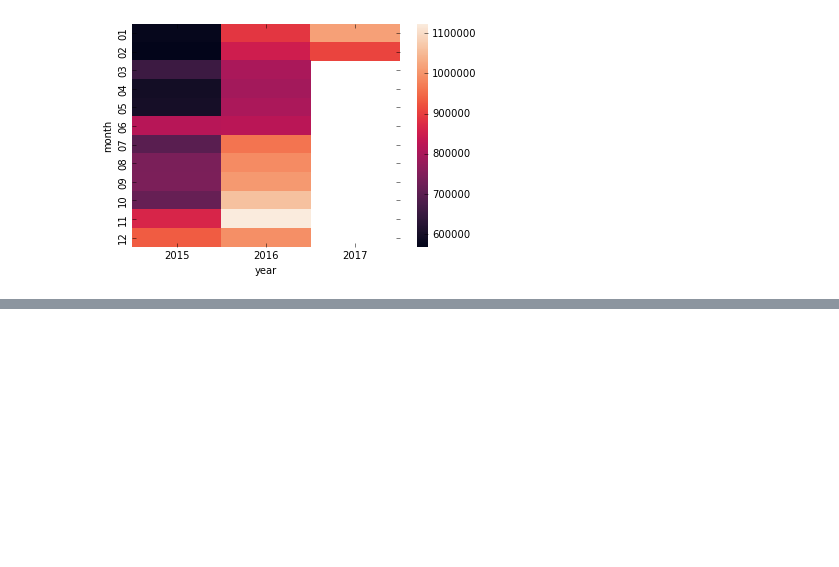
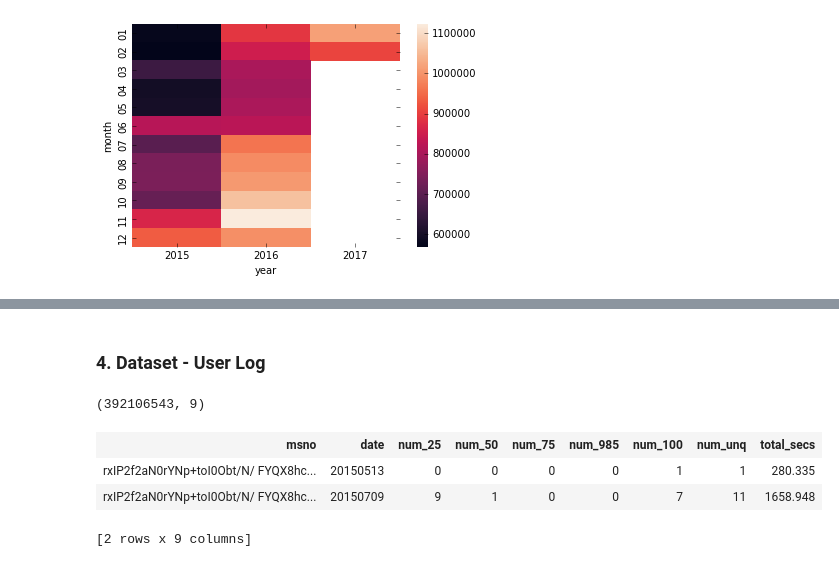
Before and after one commit to hriverap/datascience, a Jupyter notebook: churn-model-kkbox/DBAnalytics_EDA_02.ipynb, the cells around one changed output, grey strips where cells are left out. Cells and saved outputs as stored; diff of their text form; code cells hidden in the pictures; blank space fills up the shorter version.

```diff
--- a/churn-model-kkbox/DBAnalytics_EDA_02.ipynb
+++ b/churn-model-kkbox/DBAnalytics_EDA_02.ipynb
@@ -386,0 +412,15 @@ sns.heatmap(Grp2);
+# %% [markdown]
+### 4. Dataset - User Log
+# %%
+user_logs = gl.load_sframe(DIR + 'user_logs_sframe')
+# %%
+user_logs.shape
+# %% [output]
+(392106543, 9)
+# %%
+user_logs.head(2)
+# %% [output]
+| msno | date | num_25 | num_50 | num_75 | num_985 | num_100 | num_unq | total_secs |
+| rxIP2f2aN0rYNp+toI0Obt/N/ FYQX8hc... | 20150513 | 0 | 0 | 0 | 0 | 1 | 1 | 280.335 |
+| rxIP2f2aN0rYNp+toI0Obt/N/ FYQX8hc... | 20150709 | 9 | 1 | 0 | 0 | 7 | 11 | 1658.948 |
+[2 rows x 9 columns]
```
Also changed, not shown: parts of 8 cells of this notebook.
